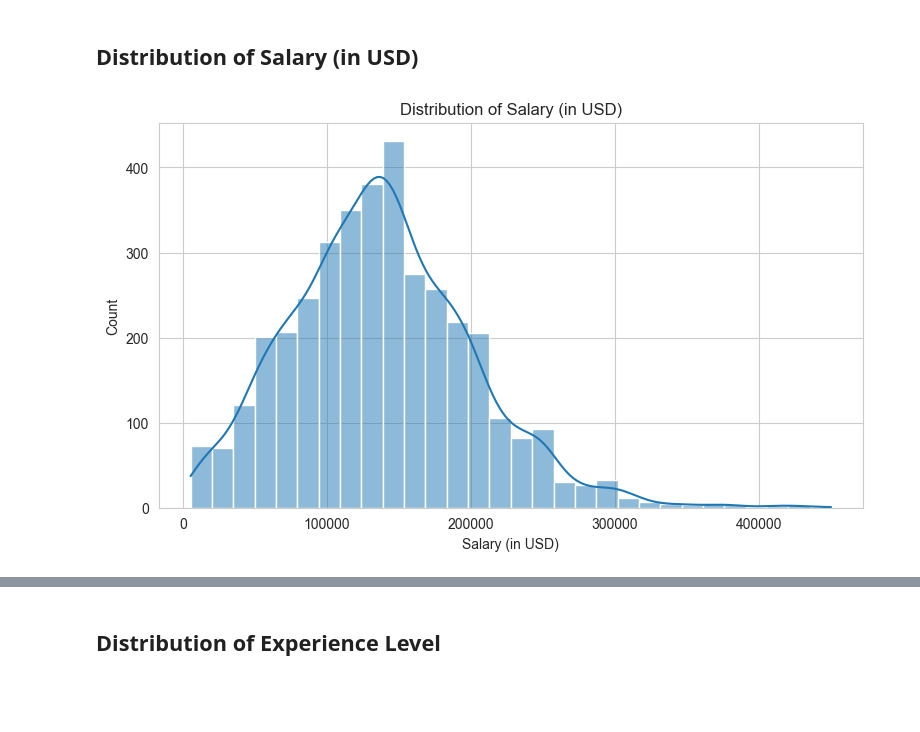
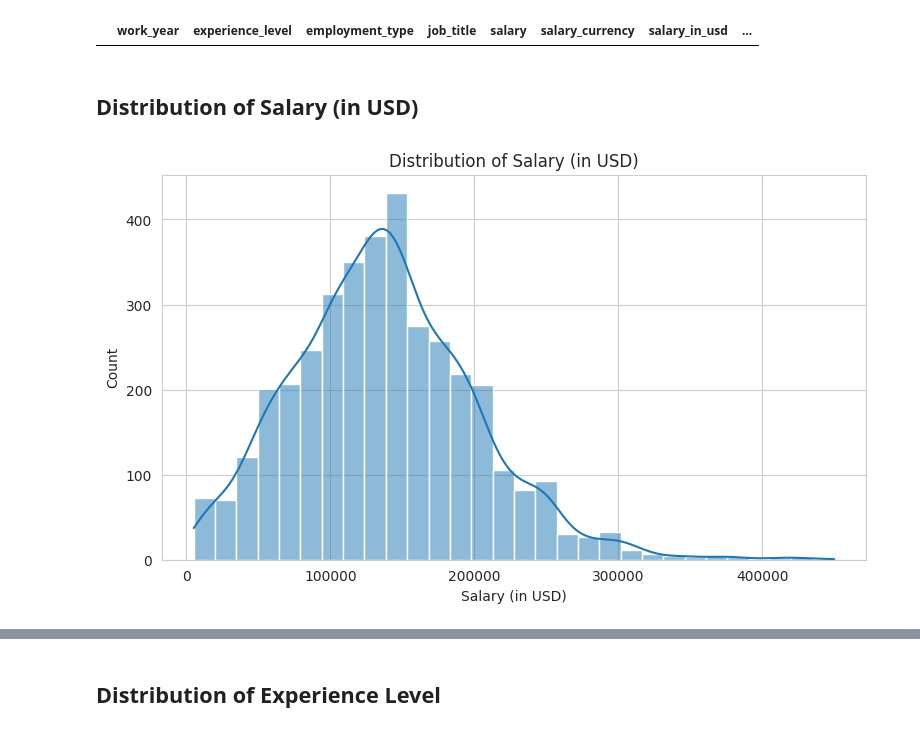
Before and after one commit to itamarKraitman/2024DeepLearningCourseProject, a Jupyter notebook: Main_Notebook.ipynb, the cells around one changed output, grey strips where cells are left out. Saved outputs shown, nothing was run; the diff lists cells and outputs as text; code cells hidden in the pictures; blank space fills up the shorter version.

```diff
--- a/Main_Notebook.ipynb
+++ b/Main_Notebook.ipynb
@@ -28,3 +24,2 @@ This study endeavors to construct a predictive model for estimating the salaries
 # %%
-data = pd.read_csv('./SalarayDataSet/ds_salaries.csv')
-data.head()
+data = pd.read_csv('ds_salaries.csv')
@@ -84,16 +90,20 @@ plt.show()
+# %%
+data[data.isna().any(axis=1)]
+# %% [output]
+|  | work_year | experience_level | employment_type | job_title | salary | salary_currency | salary_in_usd | ... |
 # %% [markdown]
 ## Distribution of Salary (in USD)
 # %%
 sns.set_style("whitegrid")
 
 plt.figure(figsize=(20, 5))
 
 plt.subplot(1, 2, 1)
-sns.histplot(data['salary_in_usd'], kde=True, bins=30)
+sns.histplot(data=data, kde=True, bins=30, x='salary_in_usd')
 plt.title('Distribution of Salary (in USD)')
 plt.xlabel('Salary (in USD)')
 plt.ylabel('Count')
 
 plt.show()
 # %% [output]
-[figure, old version]
+[figure, new version]
```
Also changed, not shown: parts of 59 cells of this notebook.
